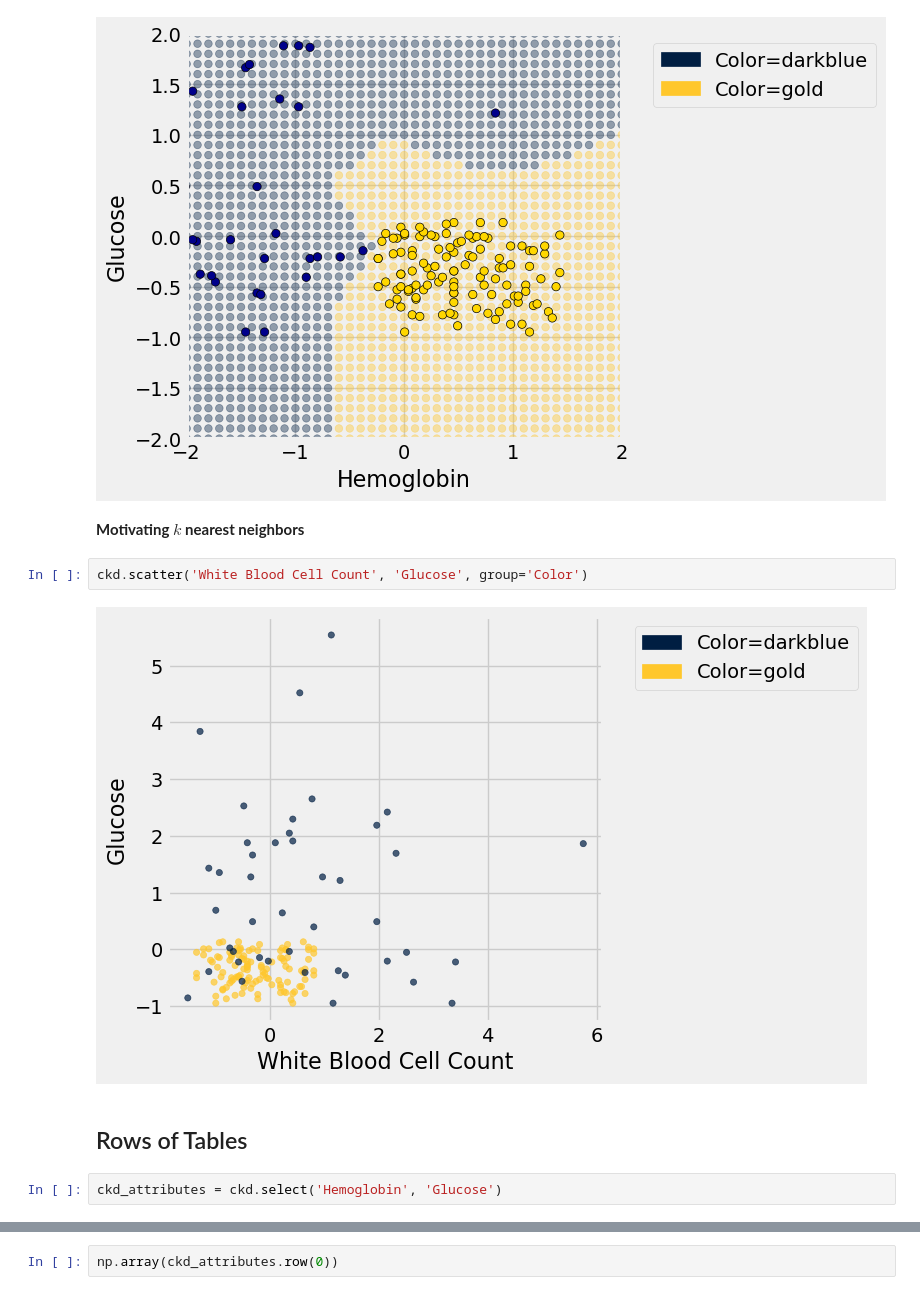
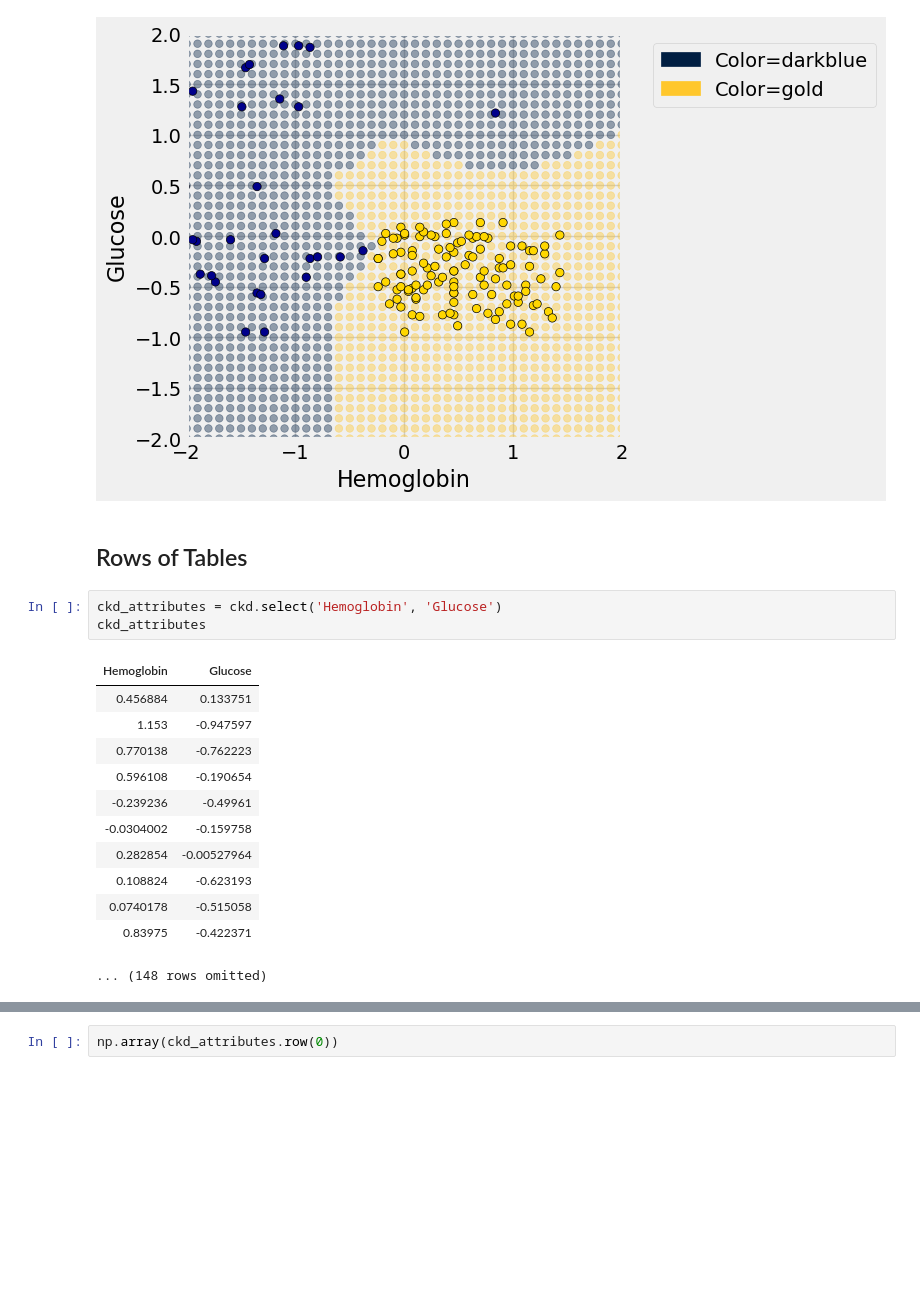
Before and after one commit to data-8/materials-su24, a Jupyter notebook: lec/lec27/lec27.ipynb, the cells around one changed output, grey strips where cells are left out. Cells and saved outputs as stored; diff of their text form; blank space fills up the shorter version.

```diff
--- a/lec/lec27/lec27.ipynb
+++ b/lec/lec27/lec27.ipynb
@@ -261,16 +277,24 @@ plot_all_points(test_grid)
 plot_all_points_classified(test_grid)
 # %% [output]
 [figure]
-# %% [markdown]
-**Motivating $k$ nearest neighbors**
-# %%
-ckd.scatter('White Blood Cell Count', 'Glucose', group='Color')
-# %% [output]
-[figure]
 # %% [markdown]
 ## Rows of Tables
 # %%
 ckd_attributes = ckd.select('Hemoglobin', 'Glucose')
+ckd_attributes
+# %% [output]
+| Hemoglobin | Glucose |
+| 0.456884 | 0.133751 |
+| 1.153 | -0.947597 |
+| 0.770138 | -0.762223 |
+| 0.596108 | -0.190654 |
+| -0.239236 | -0.49961 |
+| -0.0304002 | -0.159758 |
+| 0.282854 | -0.00527964 |
+| 0.108824 | -0.623193 |
+| 0.0740178 | -0.515058 |
+| 0.83975 | -0.422371 |
+... (148 rows omitted)
 # %%
 ckd_attributes.row(0)
 # %% [output]
```
Also changed, not shown: parts of 21 cells of this notebook.
